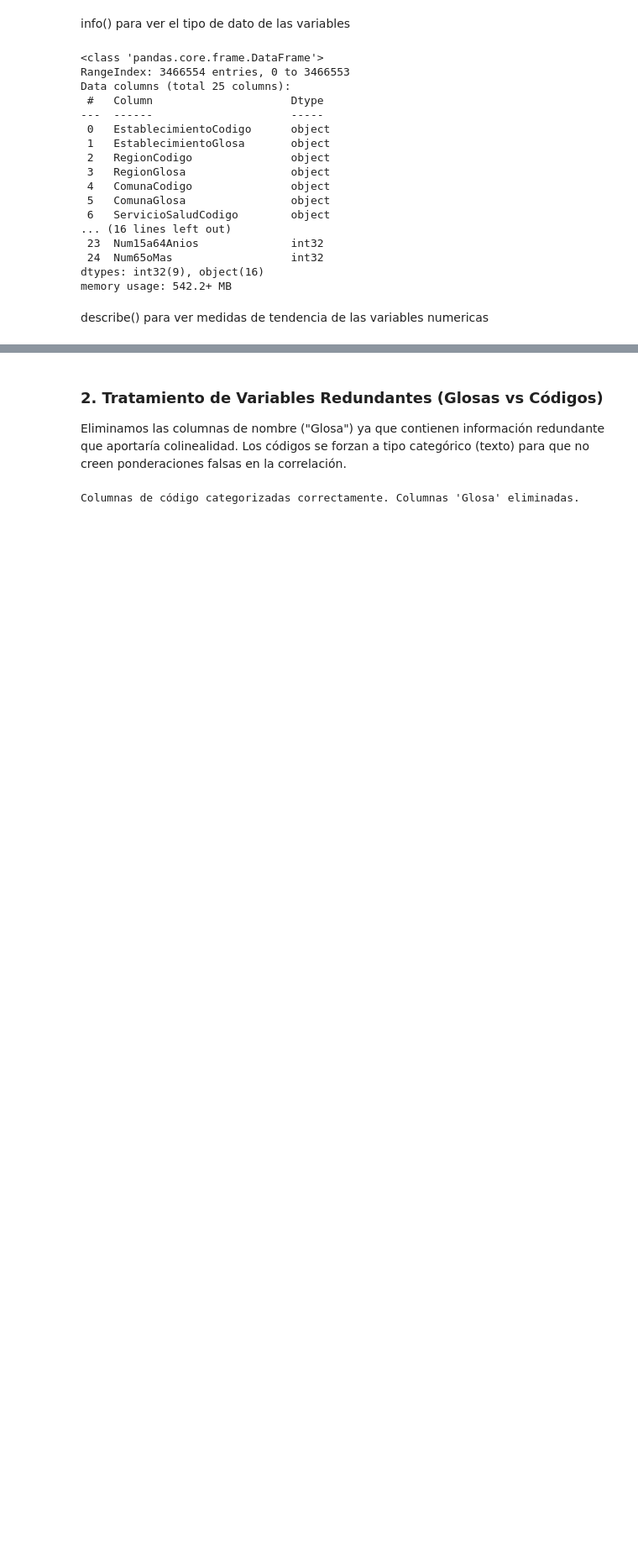
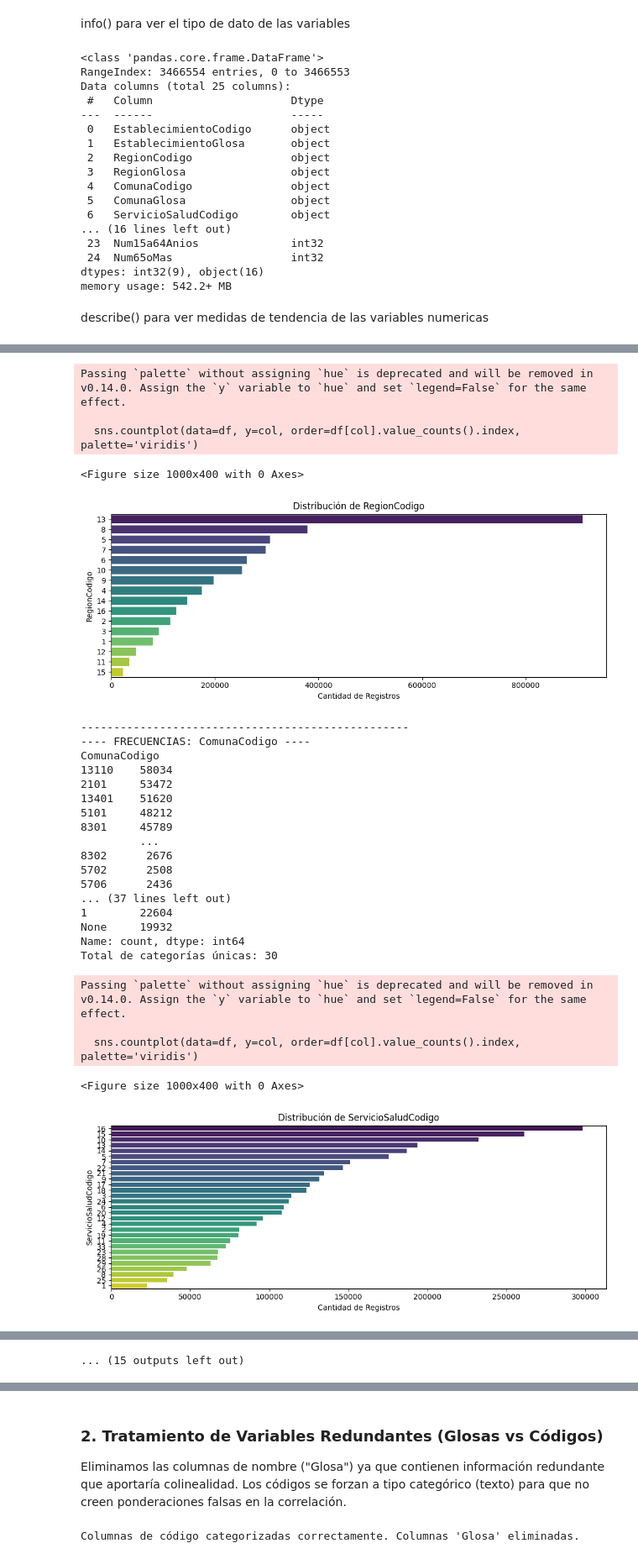
Before and after one commit to 1chmlo/data-science, a Jupyter notebook: notebooks/scrub.ipynb, the cells around one changed output, grey strips where cells are left out. Shown at 84% size. Saved outputs shown, nothing was run; the diff lists cells and outputs as text; code cells hidden in the pictures; blank space fills up the shorter version.

```diff
--- a/notebooks/scrub.ipynb
+++ b/notebooks/scrub.ipynb
@@ -103,9 +100,0 @@ Reemplazamos las comas por puntos y convertimos a tipo de dato numérico (`float
-# %%
-# Omitimos valores nulos y corregimos el formato de latitud y longitud
-for col in ['Latitud', 'Longitud']:
-    if df[col].dtype == 'object':
-        # Reemplazar comas, y forzar errores a 'NaN' con pd.to_numeric para evitar crasheos si hay strings como 'None'
-        df[col] = df[col].astype(str).str.replace(',', '.')
-        df[col] = pd.to_numeric(df[col], errors='coerce')
-
-print(f"Nuevos tipos de dato - Latitud: {df['Latitud'].dtype}, Longitud: {df['Longitud'].dtype}")
@@ -113,0 +103,33 @@ Nuevos tipos de dato - Latitud: float64, Longitud: float64
+# %%
+import matplotlib.pyplot as plt
+import seaborn as sns
+
+# Columnas que queremos revisar
+#cols_a_revisar = ['ServicioSaludCodigo', 'TipoEstablecimiento', 'DependenciaAdministrativa']
+
+# 1. Revisión de valores nulos
+print("---- VALORES NULOS ----")
+print(df.isnull().sum())
+print("\n")
+
+# 2. Iterar sobre las columnas para calcular frecuencias y graficarlas
+for col in categoricas:
+    print(f"---- FRECUENCIAS: {col} ----")
+    # Ver cuántos datos hay de cada categoría
+    frecuencias = df[col].value_counts(dropna=False)
+    print(frecuencias)
+    print(f"Total de categorías únicas: {df[col].nunique(dropna=False)}\n")
+
+    # Gráficos si no son demasiadas categorías (para ServicioSaludCodigo puede que sean muchas)
+    plt.figure(figsize=(10, 4))
+    if df[col].nunique() < 50:
+        sns.countplot(data=df, y=col, order=df[col].value_counts().index, palette='viridis')
+        plt.title(f'Distribución de {col}')
+        plt.xlabel('Cantidad de Registros')
+        plt.ylabel(col)
+        plt.tight_layout()
+        plt.show()
+    else:
+        print(f"-> Gráfico omitido porque {col} tiene demasiadas categorías ({df[col].nunique()}).")
+    print("-" * 50)
+# %% [output]
@@ -113,0 +153,27 @@ Nuevos tipos de dato - Latitud: float64, Longitud: float64
+Passing `palette` without assigning `hue` is deprecated and will be removed in v0.14.0. Assign the `y` variable to `hue` and set `legend=False` for the same effect.
+
+  sns.countplot(data=df, y=col, order=df[col].value_counts().index, palette='viridis')
+<Figure size 1000x400 with 0 Axes>
+[figure, added]
+--------------------------------------------------
+---- FRECUENCIAS: ComunaCodigo ----
+ComunaCodigo
+13110    58034
+2101     53472
+13401    51620
+5101     48212
+8301     45789
+         ...
+8302      2676
+5702      2508
+5706      2436
+... (37 lines left out)
+1        22604
+None     19932
+Name: count, dtype: int64
+Total de categorías únicas: 30
+Passing `palette` without assigning `hue` is deprecated and will be removed in v0.14.0. Assign the `y` variable to `hue` and set `legend=False` for the same effect.
+
+  sns.countplot(data=df, y=col, order=df[col].value_counts().index, palette='viridis')
+<Figure size 1000x400 with 0 Axes>
+[figure, added]
@@ -113,0 +208 @@ Nuevos tipos de dato - Latitud: float64, Longitud: float64
+... (15 outputs left out)
```
Also changed, not shown: parts of 16 cells of this notebook, 6 other files.
